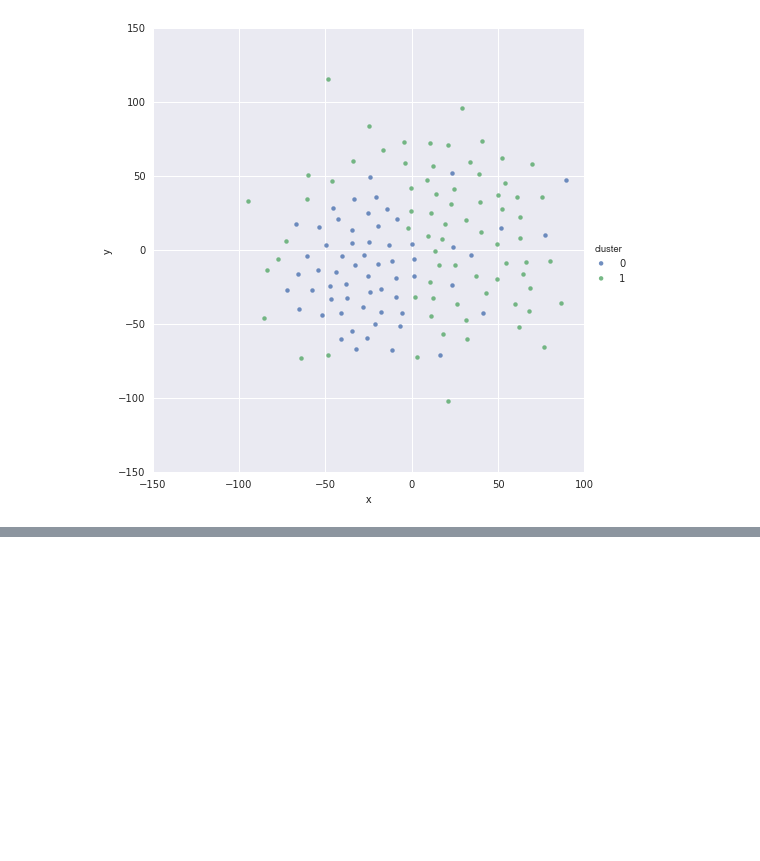
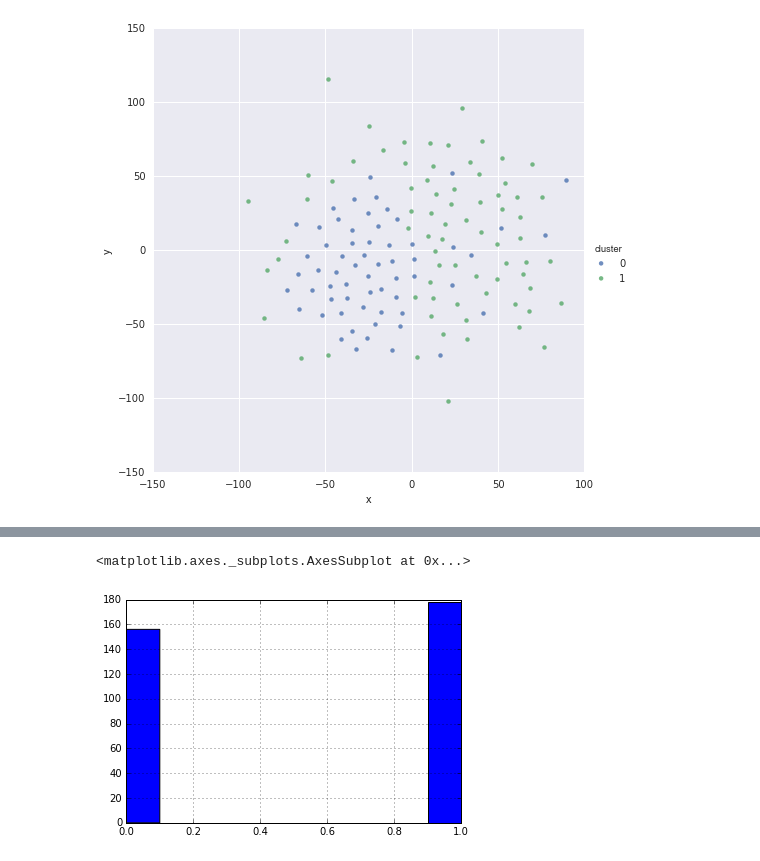
Before and after one commit to AdeuAndreu/ADHD_Project, a Jupyter notebook: uLearning_GaussianMixtureModels.ipynb, the cells around one changed output, grey strips where cells are left out. Saved outputs shown, nothing was run; the diff lists cells and outputs as text; code cells hidden in the pictures; blank space fills up the shorter version.

```diff
--- a/uLearning_GaussianMixtureModels.ipynb
+++ b/uLearning_GaussianMixtureModels.ipynb
@@ -401,0 +454,6 @@ plt.show()
+# %%
+
+plotAllpatientsGMM['cluster'].hist()
+# %% [output]
+<matplotlib.axes._subplots.AxesSubplot at 0x...>
+[figure, added]
```
Also changed, not shown: parts of 5 cells of this notebook, 9 other files.
